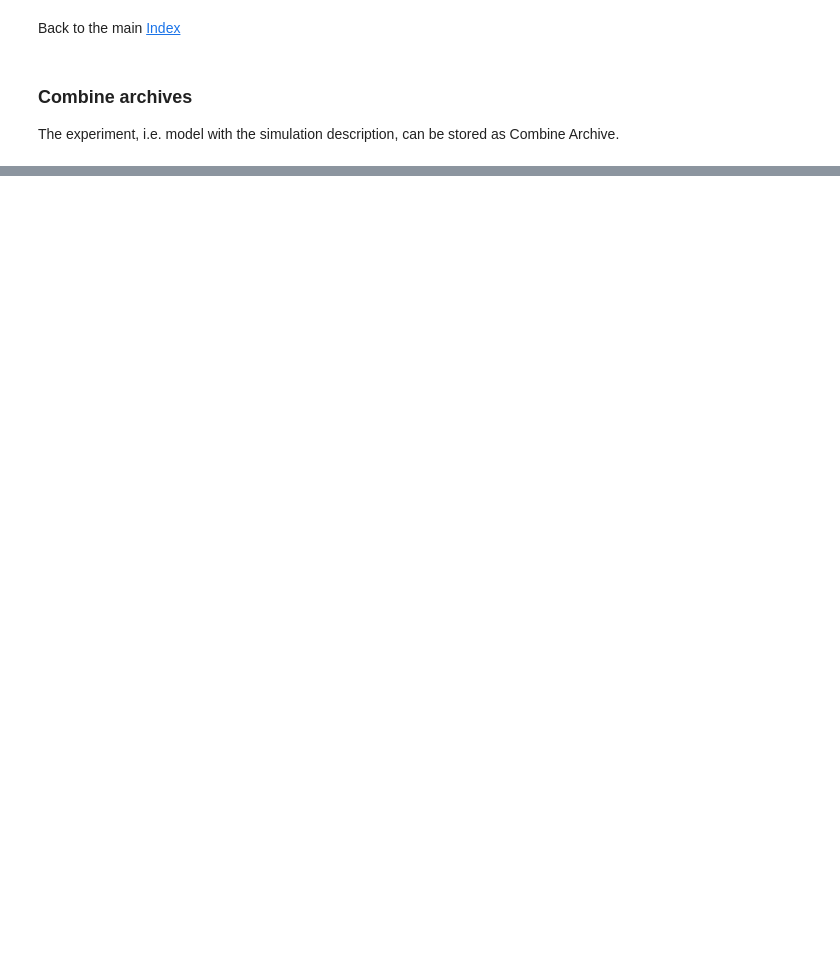
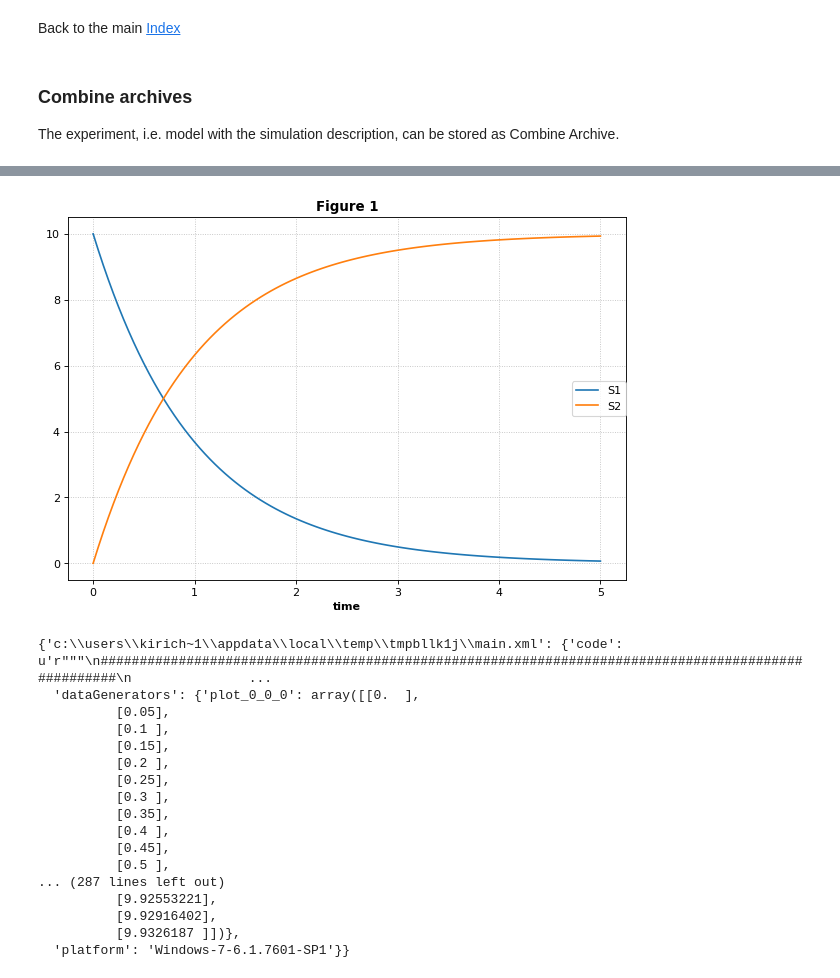
Before and after one commit to sys-bio/tellurium, a Jupyter notebook: examples/notebooks/core/combineExample.ipynb, the cells around one changed output, grey strips where cells are left out. Saved outputs shown, nothing was run; the diff lists cells and outputs as text; code cells hidden in the pictures; blank space fills up the shorter version.

```diff
--- a/examples/notebooks/core/combineExample.ipynb
+++ b/examples/notebooks/core/combineExample.ipynb
@@ -104,0 +38,21 @@ print(sedmlstr)
+# %%
+te.executeCombineArchive(os.path.join(workingDir, 'archive.omex'))
+# %% [output]
+[figure, added]
+{'c:\\users\\kirich~1\\appdata\\local\\temp\\tmpbllk1j\\main.xml': {'code': u'r"""\n####################################################################################################\n               ...
+  'dataGenerators': {'plot_0_0_0': array([[0.  ],
+          [0.05],
+          [0.1 ],
+          [0.15],
+          [0.2 ],
+          [0.25],
+          [0.3 ],
+          [0.35],
+          [0.4 ],
+          [0.45],
+          [0.5 ],
+... (287 lines left out)
+          [9.92553221],
+          [9.92916402],
+          [9.9326187 ]])},
+  'platform': 'Windows-7-6.1.7601-SP1'}}
```
Also changed, not shown: parts of 4 cells of this notebook, 1 other file.
